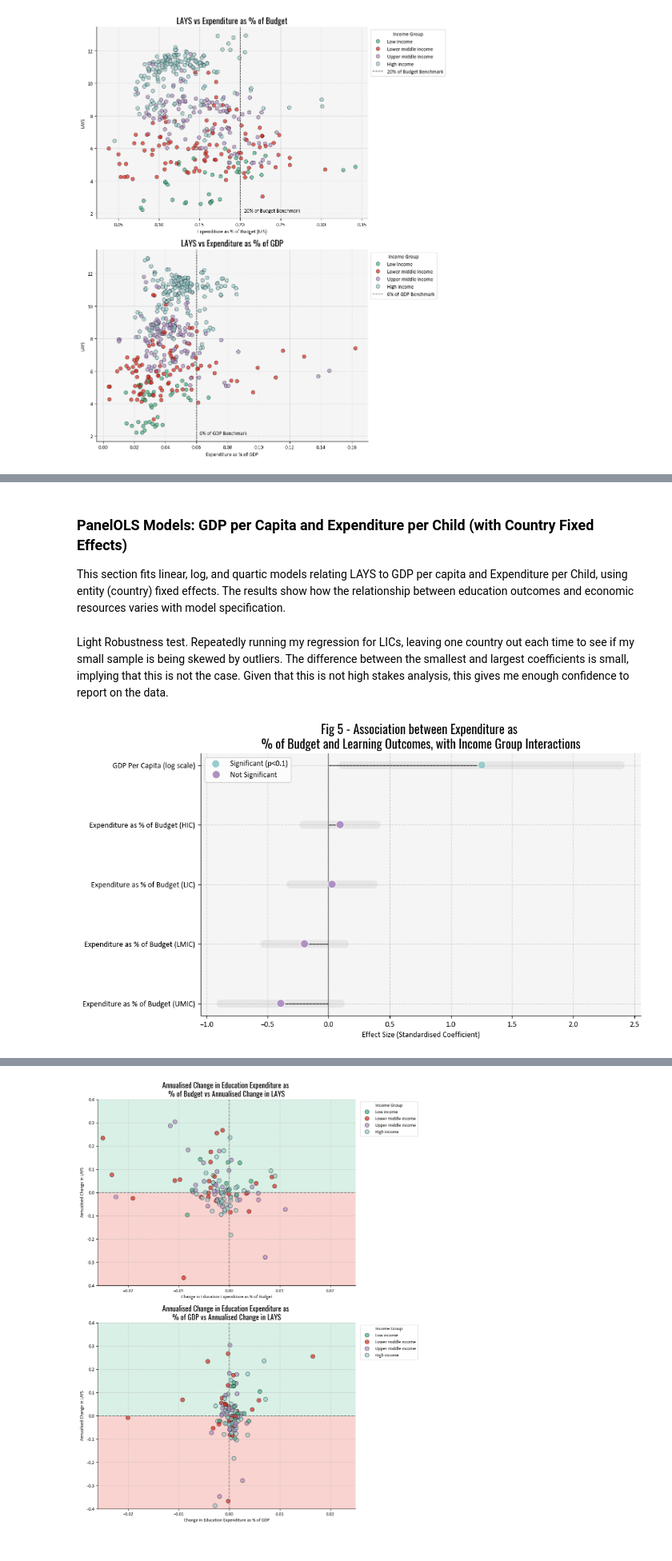
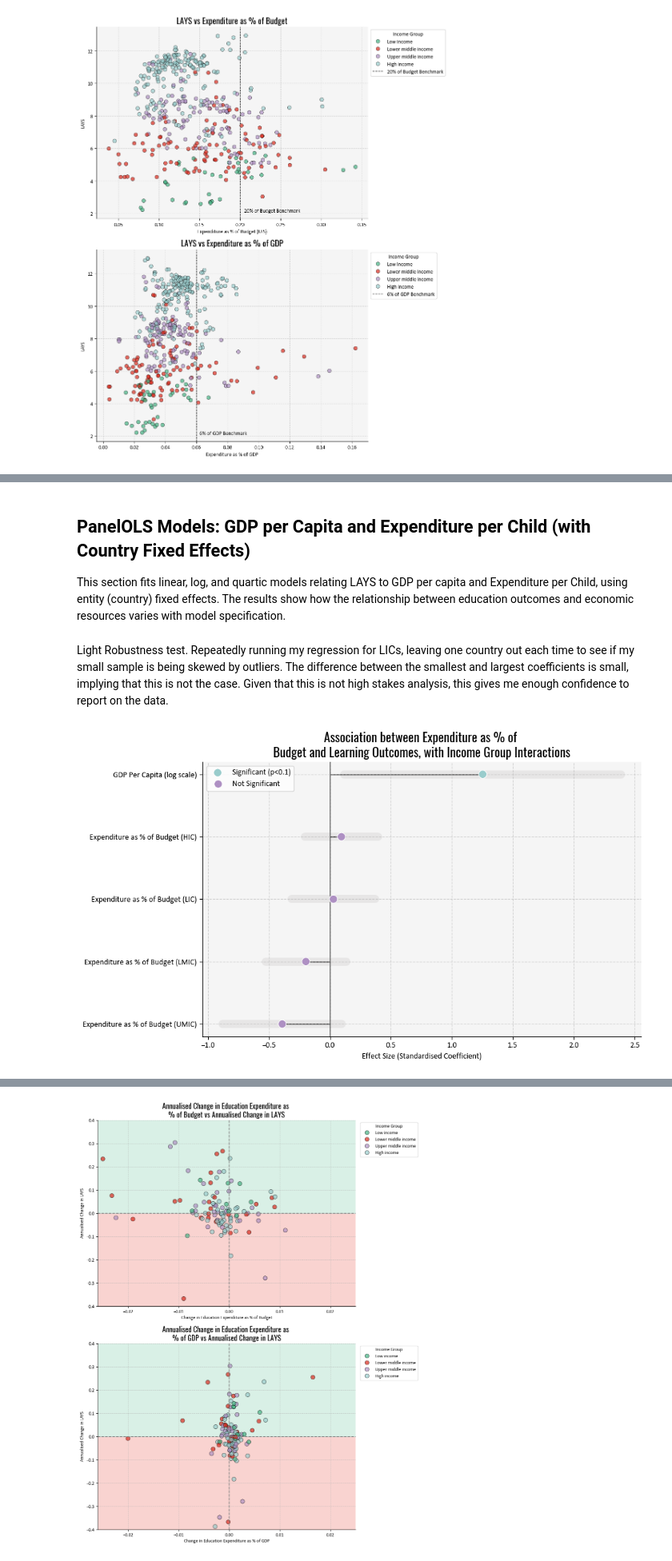
Before and after one commit to fergal-turner/ed_financing, a Jupyter notebook: Code/Data Analysis/02. Changes over time.ipynb, the cells around one changed output, grey strips where cells are left out. Shown at 80% size. Cells and saved outputs as stored; diff of their text form; code cells hidden in the pictures.

```diff
--- a/Code/Data Analysis/02. Changes over time.ipynb
+++ b/Code/Data Analysis/02. Changes over time.ipynb
@@ -648,4 +642,34 @@ table
 # %%
+coefs = []
+
+countries = df_lic.index.get_level_values("iso3").unique()
+
+for c in countries:
+    sub = df_lic[df_lic.index.get_level_values("iso3") != c].dropna(subset=["lays", "log_pcppp"])
+
+    if sub.index.get_level_values("iso3").nunique() < 2:
+        continue
+    if sub["log_pcppp"].nunique() < 2:
+        continue
+
+    try:
+        model = PanelOLS(
+            sub["lays"],
+            sm.add_constant(sub["log_pcppp"]),
+            entity_effects=True
+        )
+        res = model.fit(cov_type="unadjusted")
+        coefs.append(res.params["log_pcppp"])
+    except ZeroDivisionError:
+        continue
+
+print("LOO Coefficients for log_pcppp in LICs:")
+print(f"Minimum possible coefficient: {round(min(coefs), 3)}")
+print(f"Maximum possible coefficient: {round(max(coefs), 3)}\n")
+
+print(f"Ratio of maximum coefficient to minimum (smaller is better): {round(max(coefs)/min(coefs), 3)}\n\n")
+
+
 coefs = []
 
 countries = df_lmic.index.get_level_values("iso3").unique()
@@ -669,5 +693,8 @@ for c in countries:
     except ZeroDivisionError:
         continue
 
-(min(coefs), max(coefs)) if coefs else (np.nan, np.nan)
+print("LOO Coefficients for log_pcppp in LMICs:")
+print(f"Minimum possible coefficient: {round(min(coefs), 3)}")
+print(f"Maximum possible coefficient: {round(max(coefs), 3)}\n")
+print(f"Ratio of maximum coefficient to minimum (smaller is better): {round(max(coefs)/min(coefs), 3)}\n\n")
 # %% [output]
@@ -842,5 +889,5 @@ min(coefs), max(coefs)
 # %% [markdown]
-### PanelOLS Models: GDP per Capita and Expenditure per Child (with Country Fixed Effects)
+## PanelOLS Models: GDP per Capita and Expenditure per Child (with Country Fixed Effects)
 
 This section fits linear, log, and quartic models relating LAYS to GDP per capita and Expenditure per Child, using entity (country) fixed effects. The results show how the relationship between education outcomes and economic resources varies with model specification.
 # %% [markdown]
@@ -850,14 +897,14 @@ Light Robustness test. Repeatedly running my regression for LICs, leaving one co
 # Visualise interaction effects for expenditure as % of budget by income group
 #=============================================================================
 
-model = model6b
+model = model4b
 variables = ["GDP Per Capita (log scale)",
              "Expenditure as % of Budget (HIC)",
              "Expenditure as % of Budget (LIC)",
              "Expenditure as % of Budget (LMIC)",
              "Expenditure as % of Budget (UMIC)"]
 
-title = "Fig 5 - Association between Expenditure as \n% of Budget and Learning Outcomes, with Income Group Interactions"
+title = "Association between Expenditure as % of \nBudget and Learning Outcomes, with Income Group Interactions"
 
 
 ci = model.conf_int(level=0.90)
@@ -872,31 +919,34 @@ model_df = pd.DataFrame({
 
 fig, ax = plt.subplots(figsize=(10, 6))
 
 fig.patch.set_facecolor('white')
 
 sns.scatterplot(x=model_df["Coefficient"], y=model_df["Variable"], hue=model_df["Significant"], palette={True: sc_colors['blue'], False: sc_colors['purple']}, s=100, ax=ax, zorder=2)
 
 ax.axvline(x=0, color='grey', linestyle='-', zorder=1)
 
 ax.set_facecolor('whitesmoke')
 ax.grid(True, linestyle='--', alpha=0.5, zorder=0)
 
 ax.hlines(model_df['Variable'], 0, model_df['Coefficient'], color="black", linestyles="-", linewidth=1, zorder=1)
 
 ax.hlines(y=model_df['Variable'],
     xmin=model_df['CI Lower'],
     xmax=model_df['CI Upper'],
     linewidth=10,
     capstyle="round",
     color=sc_colors['grey'],
     zorder=0
 )
 
 plt.xlabel("Effect Size (Standardised Coefficient)")
 plt.title(title, fontname='Oswald', fontsize=16)
 plt.legend(loc='upper left', labels=['Significant (p<0.1)', 'Not Significant'])
 ax.spines[['right','top']].set_visible(False)
 ax.set_ylabel('')
+
+plt.tight_layout(rect=[0, 0, 1, 1])
+
 plt.show()
 # %% [output]
-[figure, old version]
+[figure, new version]
```
Also changed, not shown: parts of 35 cells of this notebook.
